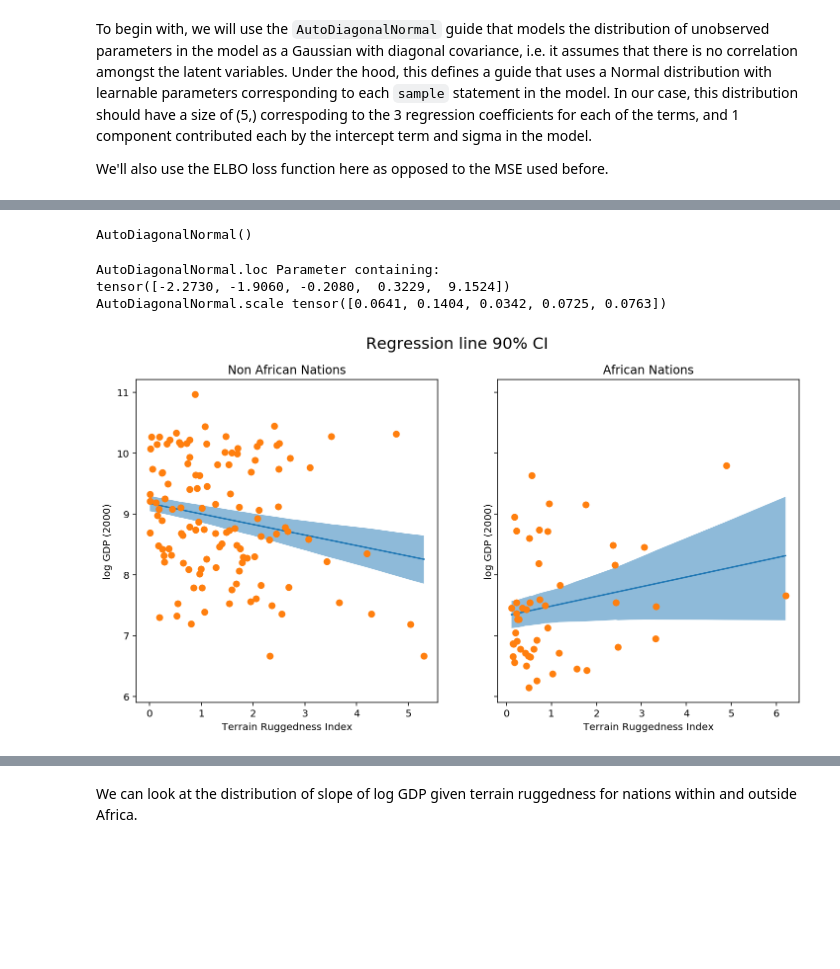
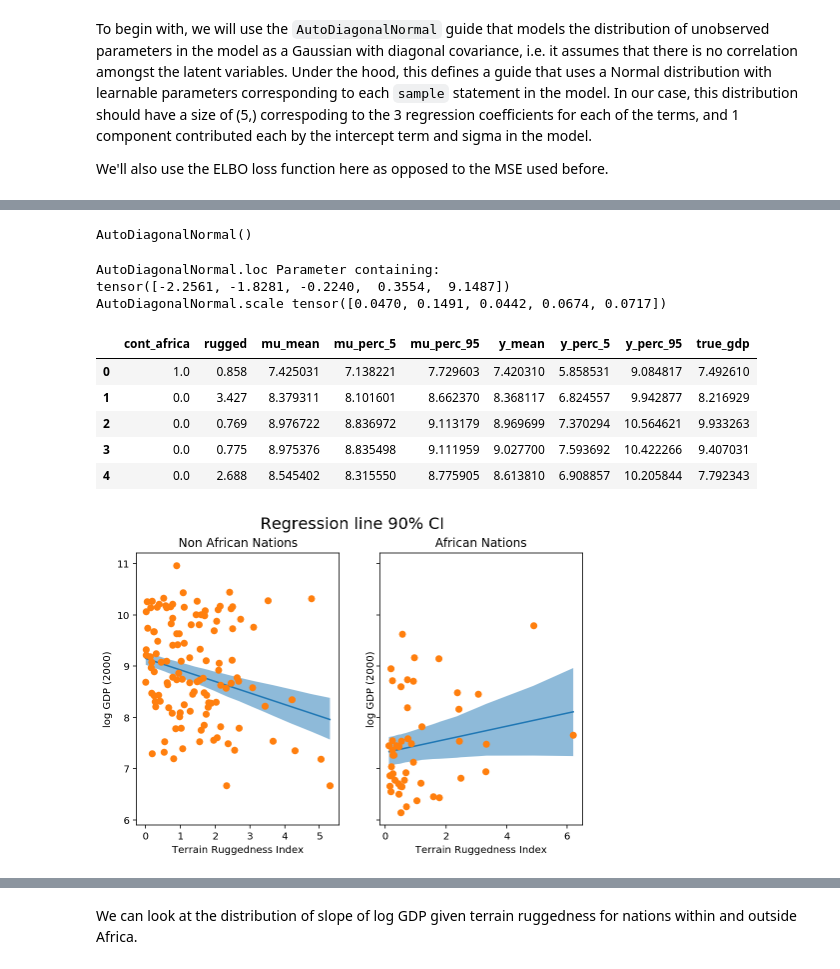
Before and after one commit to jramkiss/jramkiss.github.io, a Jupyter notebook: _posts/notebooks/why-gpr.ipynb, the cells around one changed output, grey strips where cells are left out. Drawn from its saved outputs; the diff is of its cells as text; code cells hidden in the pictures; blank space fills up the shorter version.

```diff
--- a/_posts/notebooks/why-gpr.ipynb
+++ b/_posts/notebooks/why-gpr.ipynb
@@ -75,14 +73,7 @@ $posterior \propto priors * likelihood$
 # Testing Frameworks
 # %%
 DATA_URL = "https://d2hg8soec8ck9v.cloudfront.net/datasets/rugged_data.csv"
-data = pd.read_csv(DATA_URL, encoding="ISO-8859-1")
-df = data[["cont_africa", "rugged", "rgdppc_2000"]]
-df = df[np.isfinite(df.rgdppc_2000)]
-df["rgdppc_2000"] = np.log(df["rgdppc_2000"])
+data = pd.read_csv(DATA_URL, encoding="ISO-8859-1")[["cont_africa", "rugged", "rgdppc_2000"]]
 
-# Dataset: Add a feature to capture the interaction between "cont_africa" and "rugged"
-df["cont_africa_x_rugged"] = df["cont_africa"] * df["rugged"]
-df.head()
-data = torch.tensor(df[["cont_africa", "rugged", "cont_africa_x_rugged", "rgdppc_2000"]].values, dtype=torch.float)
-
-x_data, y_data = data[:, :-1], data[:, -1] #last column is the response
+df = df[np.isfinite(df.rgdppc_2000)] # remove NaNs
+df["rgdppc_2000"] = np.log(df["rgdppc_2000"]) # log real GPD per capita
@@ -95,0 +115,11 @@ x_data, y_data = data[:, :-1], data[:, -1] #last column is the response
+# %%
+features = ["cont_africa", "rugged", "cont_africa_x_rugged"]
+x = df[features]
+y = df["rgdppc_2000"]
+
+reg = LinearRegression()
+_ = reg.fit(x, y)
+
+[i for i in zip(list(x.columns), reg.coef_)]
+print("Intercept: %f" % reg.intercept_)
+print("Coefficient of Determination: %f" % reg.score(x, y))
@@ -244,8 +296,9 @@ To begin with, we will use the `AutoDiagonalNormal` guide that models the distri
 
 We'll also use the ELBO loss function here as opposed to the MSE used before.
 # %%
+auto_guide = AutoDiagonalNormal(BayesianRegression(3, 1))
 svi = SVI(model = BayesianRegression(3, 1), # bayesian regression class
-          guide = AutoDiagonalNormal(model), #
+          guide = auto_guide, # using auto guide
           optim = pyro.optim.Adam({"lr": 0.03}),
           loss=Trace_ELBO())
 # %%
@@ -269,13 +330,13 @@ for j in range(num_iterations):
 # %%
-guide.requires_grad_(False)
+auto_guide.requires_grad_(False)
 
 for name, value in pyro.get_param_store().items():
     print(name, pyro.param(name))
 # %% [output]
 AutoDiagonalNormal()
 AutoDiagonalNormal.loc Parameter containing:
-tensor([-2.2730, -1.9060, -0.2080,  0.3229,  9.1524])
-AutoDiagonalNormal.scale tensor([0.0641, 0.1404, 0.0342, 0.0725, 0.0763])
+tensor([-2.2561, -1.8281, -0.2240,  0.3554,  9.1487])
+AutoDiagonalNormal.scale tensor([0.0470, 0.1491, 0.0442, 0.0674, 0.0717])
 # %%
 def summary(samples):
     site_stats = {}
@@ -289,7 +350,9 @@ def summary(samples):
     return site_stats
 
 
-predictive = Predictive(model, guide=guide, num_samples=800,
+predictive = Predictive(BayesianRegression(3, 1),
+                        guide=auto_guide,
+                        num_samples=800,
                         return_sites=("linear.weight", "obs", "_RETURN"))
 samples = predictive(x_data)
 pred_summary = summary(samples)
@@ -307,37 +370,46 @@ predictions = pd.DataFrame({
     "y_perc_95": y["95%"],
     "true_gdp": y_data,
 })
+predictions.head()
+# %% [output]
+|  | cont_africa | rugged | mu_mean | mu_perc_5 | mu_perc_95 | y_mean | y_perc_5 | y_perc_95 | true_gdp |
+| 0 | 1.0 | 0.858 | 7.425031 | 7.138221 | 7.729603 | 7.420310 | 5.858531 | 9.084817 | 7.492610 |
+| 1 | 0.0 | 3.427 | 8.379311 | 8.101601 | 8.662370 | 8.368117 | 6.824557 | 9.942877 | 8.216929 |
+| 2 | 0.0 | 0.769 | 8.976722 | 8.836972 | 9.113179 | 8.969699 | 7.370294 | 10.564621 | 9.933263 |
+| 3 | 0.0 | 0.775 | 8.975376 | 8.835498 | 9.111959 | 9.027700 | 7.593692 | 10.422266 | 9.407031 |
+| 4 | 0.0 | 2.688 | 8.545402 | 8.315550 | 8.775905 | 8.613810 | 6.908857 | 10.205844 | 7.792343 |
 # %%
-fig, ax = plt.subplots(nrows=1, ncols=2, figsize=(12, 6), sharey=True)
 african_nations = predictions[predictions["cont_africa"] == 1]
 non_african_nations = predictions[predictions["cont_africa"] == 0]
 african_nations = african_nations.sort_values(by=["rugged"])
 non_african_nations = non_african_nations.sort_values(by=["rugged"])
+
+fig, ax = plt.subplots(nrows=1, ncols=2, figsize=(8, 5), sharey=True)
 fig.suptitle("Regression line 90% CI", fontsize=16)
 ax[0].plot(non_african_nations["rugged"],
            non_african_nations["mu_mean"])
 ax[0].fill_between(non_african_nations["rugged"],
                    non_african_nations["mu_perc_5"],
                    non_african_nations["mu_perc_95"],
                    alpha=0.5)
 ax[0].plot(non_african_nations["rugged"],
            non_african_nations["true_gdp"],
            "o")
 ax[0].set(xlabel="Terrain Ruggedness Index",
           ylabel="log GDP (2000)",
           title="Non African Nations")
 idx = np.argsort(african_nations["rugged"])
 ax[1].plot(african_nations["rugged"],
            african_nations["mu_mean"])
 ax[1].fill_between(african_nations["rugged"],
                    african_nations["mu_perc_5"],
                    african_nations["mu_perc_95"],
                    alpha=0.5)
 ax[1].plot(african_nations["rugged"],
            african_nations["true_gdp"],
            "o")
 ax[1].set(xlabel="Terrain Ruggedness Index",
           ylabel="log GDP (2000)",
           title="African Nations");
 # %% [output]
-[figure, old version]
+[figure, new version]
```
Also changed, not shown: parts of 25 cells of this notebook, 2 other files.
